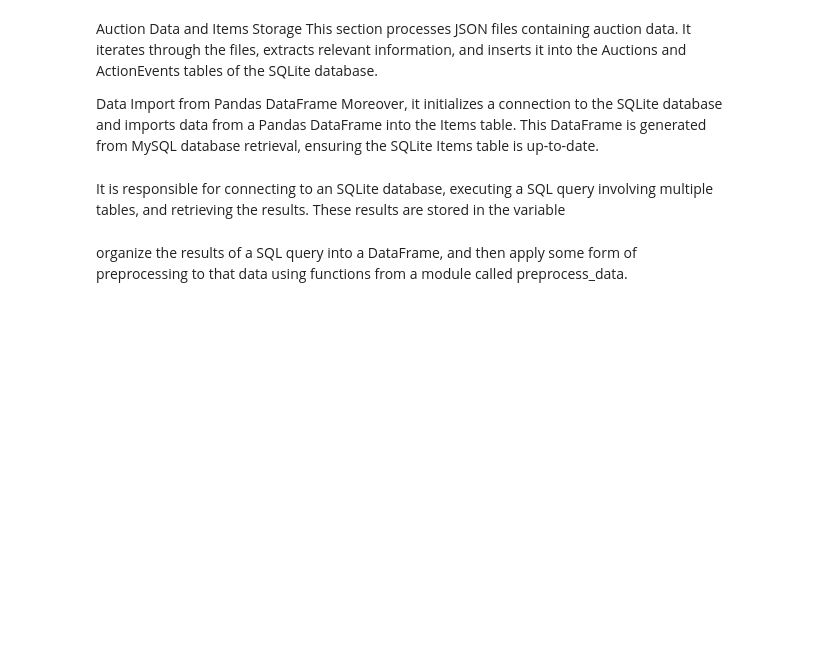
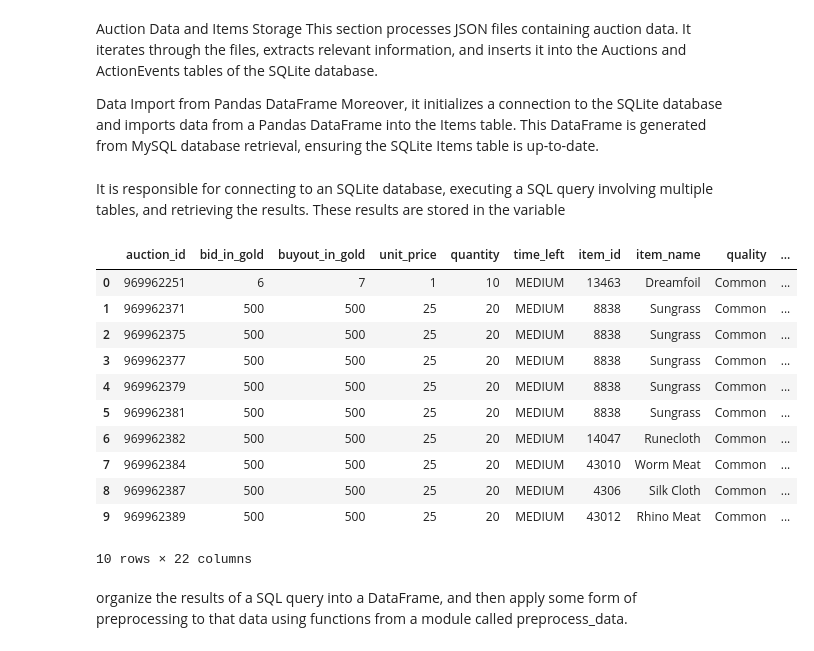
Before and after one commit to AngelUrq/auction_classic, a Jupyter notebook: eval/evaluation.ipynb, the cells around one changed output. Saved outputs shown, nothing was run; the diff lists cells and outputs as text; code cells hidden in the pictures; blank space fills up the shorter version.

```diff
--- a/eval/evaluation.ipynb
+++ b/eval/evaluation.ipynb
@@ -99,6 +99,7 @@ for i, filepath in tqdm(enumerate(filenames)):
         print(f"Error reading file {filepath}: {e}")
         continue
 
+    filename = filepath.split('/')[-1]
     auction_record = datetime.strptime(filename[:-5], "%Y%m%dT%H")
 
     if i == 0:
@@ -194,39 +195,53 @@ cursor = conn.cursor()
 query = """
     SELECT
         a.auction_id,
-        a.bid / 10000 AS bid_in_gold,
-        a.buyout / 10000 AS buyout_in_gold,
-        (a.buyout / 10000) / a.quantity AS unit_price,
+        a.bid / 10000.0 AS bid_in_gold,
+        a.buyout / 10000.0 AS buyout_in_gold,
+        (a.buyout / 10000.0) / a.quantity AS unit_price,
         a.quantity,
         a.time_left,
         a.item_id,
         i.item_name,
         i.quality,
         i.item_class,
         i.item_subclass,
         i.is_stackable,
         i.purchase_price_gold,
         i.required_level,
         i.item_level,
         i.sell_price_gold,
         MIN(ae.record) AS first_appearance_timestamp,
         strftime('%Y', MIN(ae.record)) AS first_appearance_year,
         strftime('%m', MIN(ae.record)) AS first_appearance_month,
         strftime('%d', MIN(ae.record)) AS first_appearance_day,
         strftime('%H', MIN(ae.record)) AS first_appearance_hour,
         COUNT(*) AS hours_on_sale
     FROM Auctions a
     JOIN ActionEvents ae ON a.auction_id = ae.auction_id
     JOIN Items i ON i.item_id = a.item_id
+    WHERE A.time_left <> 'SHORT'
     GROUP BY a.auction_id
 """
 
 cursor.execute(query)
 results = cursor.fetchall()
 
 conn.close()
 
 df = pd.DataFrame(results, columns=[i[0] for i in cursor.description])
-df.head()
+df.head(10)
+# %% [output]
+|  | auction_id | bid_in_gold | buyout_in_gold | unit_price | quantity | time_left | item_id | item_name | quality | ... |
+| 0 | 969962251 | 6 | 7 | 1 | 10 | MEDIUM | 13463 | Dreamfoil | Common | ... |
+| 1 | 969962371 | 500 | 500 | 25 | 20 | MEDIUM | 8838 | Sungrass | Common | ... |
+| 2 | 969962375 | 500 | 500 | 25 | 20 | MEDIUM | 8838 | Sungrass | Common | ... |
+| 3 | 969962377 | 500 | 500 | 25 | 20 | MEDIUM | 8838 | Sungrass | Common | ... |
+| 4 | 969962379 | 500 | 500 | 25 | 20 | MEDIUM | 8838 | Sungrass | Common | ... |
+| 5 | 969962381 | 500 | 500 | 25 | 20 | MEDIUM | 8838 | Sungrass | Common | ... |
+| 6 | 969962382 | 500 | 500 | 25 | 20 | MEDIUM | 14047 | Runecloth | Common | ... |
+| 7 | 969962384 | 500 | 500 | 25 | 20 | MEDIUM | 43010 | Worm Meat | Common | ... |
+| 8 | 969962387 | 500 | 500 | 25 | 20 | MEDIUM | 4306 | Silk Cloth | Common | ... |
+| 9 | 969962389 | 500 | 500 | 25 | 20 | MEDIUM | 43012 | Rhino Meat | Common | ... |
+10 rows × 22 columns
 # %% [markdown]
 organize the results of a SQL query into a DataFrame, and then apply some form of preprocessing to that data using functions from a module called preprocess_data.
```
Also changed, not shown: parts of 5 cells of this notebook, 3 other files.
